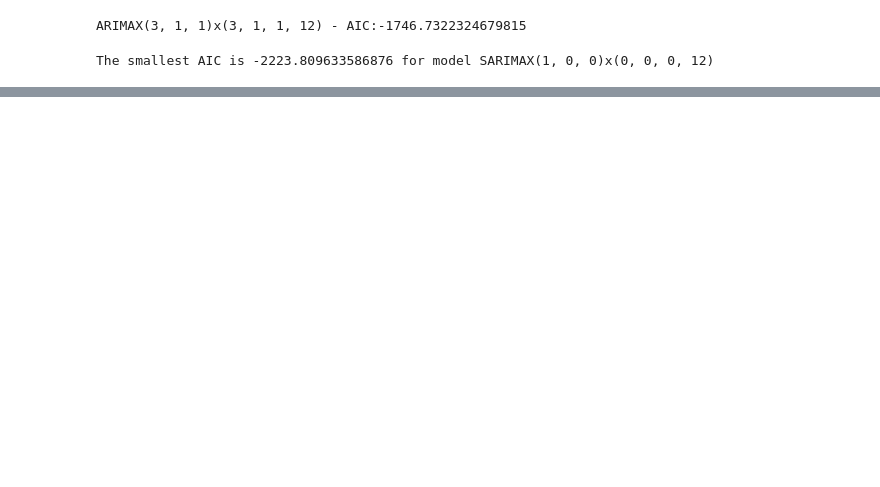
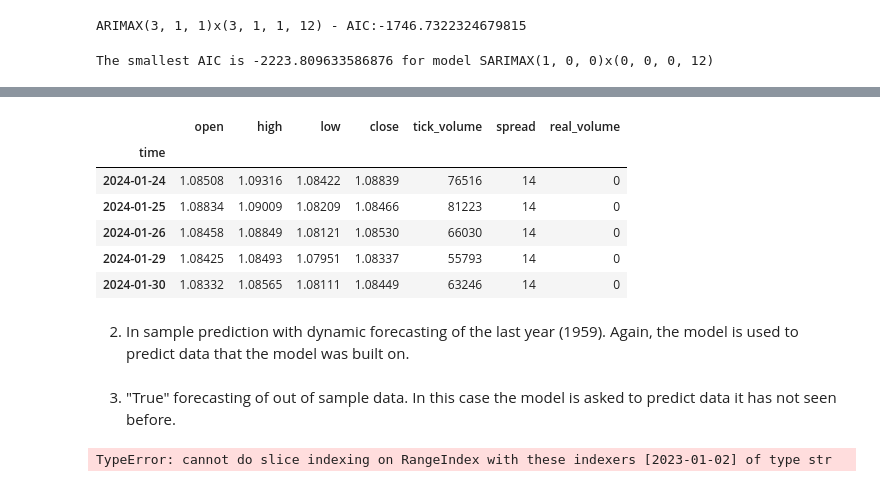
Before and after one commit to colome8/proyecto_ingenieria, a Jupyter notebook: model/train.ipynb, the cells around one changed output, grey strips where cells are left out. Cells and saved outputs as stored; diff of their text form; code cells hidden in the pictures; blank space fills up the shorter version.

Commit message:
falta el forecast

```diff
--- a/model/train.ipynb
+++ b/model/train.ipynb
@@ -186,0 +211,10 @@ results = mod.fit()
+# %%
+train_data.tail()
+# %% [output]
+|  | open | high | low | close | tick_volume | spread | real_volume |
+| time |  |  |  |  |  |  |  |
+| 2024-01-24 | 1.08508 | 1.09316 | 1.08422 | 1.08839 | 76516 | 14 | 0 |
+| 2024-01-25 | 1.08834 | 1.09009 | 1.08209 | 1.08466 | 81223 | 14 | 0 |
+| 2024-01-26 | 1.08458 | 1.08849 | 1.08121 | 1.08530 | 66030 | 14 | 0 |
+| 2024-01-29 | 1.08425 | 1.08493 | 1.07951 | 1.08337 | 55793 | 14 | 0 |
+| 2024-01-30 | 1.08332 | 1.08565 | 1.08111 | 1.08449 | 63246 | 14 | 0 |
@@ -186,0 +224,2 @@ results = mod.fit()
+# %% [markdown]
+2. In sample prediction with dynamic forecasting of the last year (1959). Again, the model is used to predict data that the model was built on.
@@ -186,0 +229,8 @@ results = mod.fit()
+# %% [markdown]
+3. "True" forecasting of out of sample data. In this case the model is asked to predict data it has not seen before.
+# %%
+pred2 = results.get_forecast(steps = 365)
+pred2_ci = pred2.conf_int()
+print(pred2.predicted_mean['2023-01-02':'2023-12-02'])
+# %% [output]
+TypeError: cannot do slice indexing on RangeIndex with these indexers [2023-01-02] of type str
```
Also changed, not shown: parts of 11 cells of this notebook.
